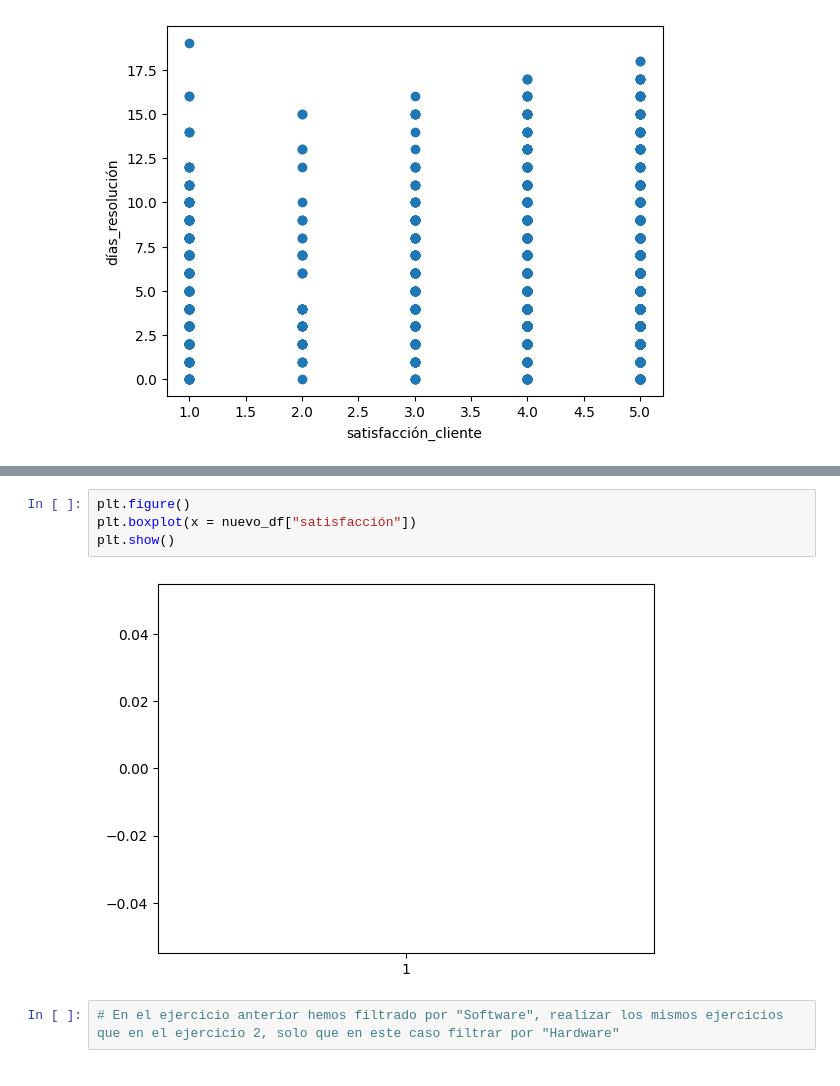
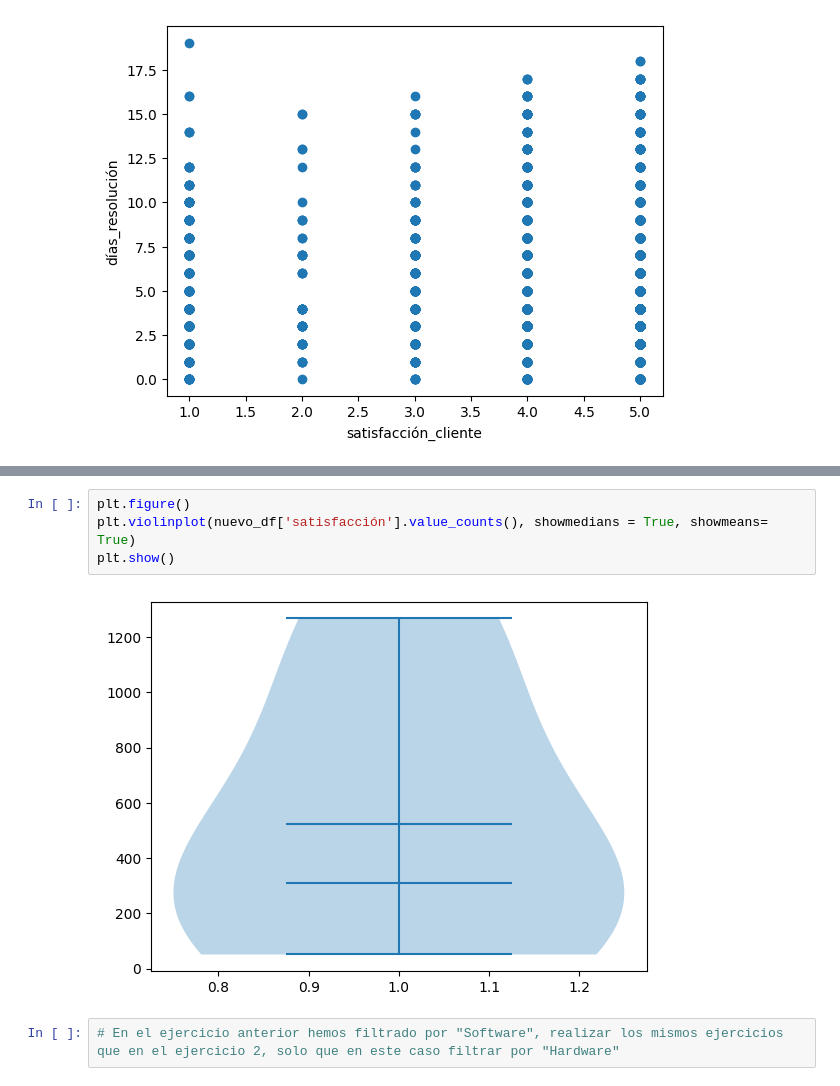
Before and after one commit to NataliaBarquin/Adalab_Pair_programming_3_numpy_pandas_visualizacion, a Jupyter notebook: pair_matplotlib.ipynb, the cells around one changed output, grey strips where cells are left out. Drawn from its saved outputs; the diff is of its cells as text.

```diff
--- a/pair_matplotlib.ipynb
+++ b/pair_matplotlib.ipynb
@@ -78,8 +92,8 @@ plt.show()
 # %%
 plt.figure()
-plt.boxplot(x = nuevo_df["satisfacción"])
+plt.violinplot(nuevo_df['satisfacción'].value_counts(), showmedians = True, showmeans= True)
 plt.show()
 # %% [output]
-[figure, old version]
+[figure, new version]
 # %%
 # En el ejercicio anterior hemos filtrado por "Software", realizar los mismos ejercicios que en el ejercicio 2, solo que en este caso filtrar por "Hardware"
```
Also changed, not shown: parts of 10 cells of this notebook.
